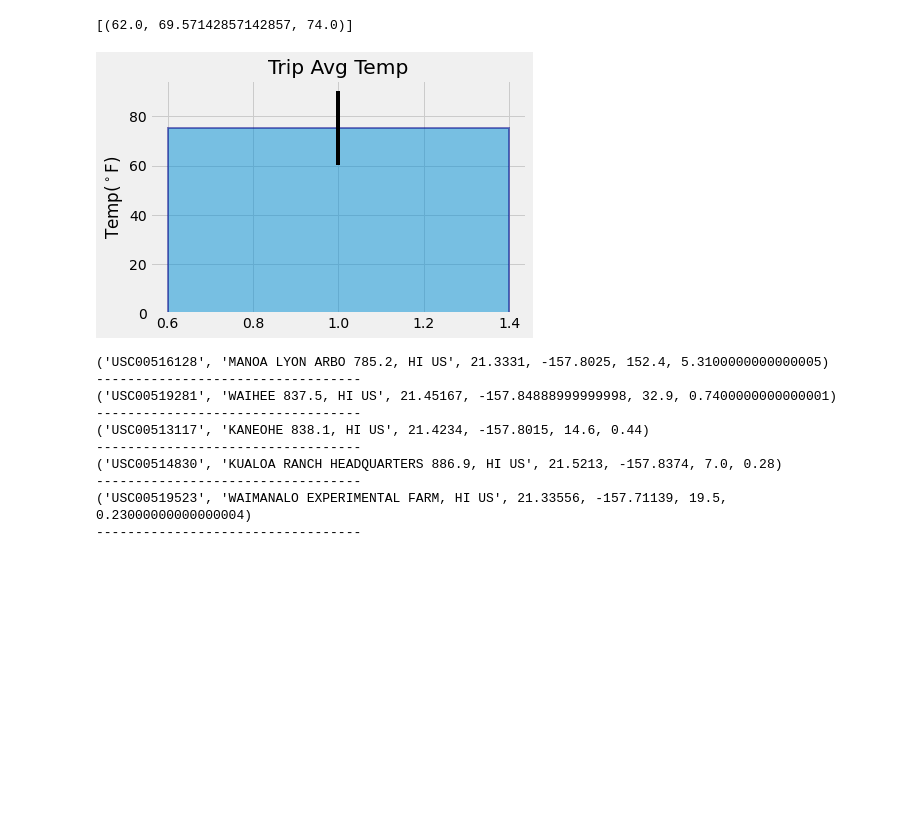
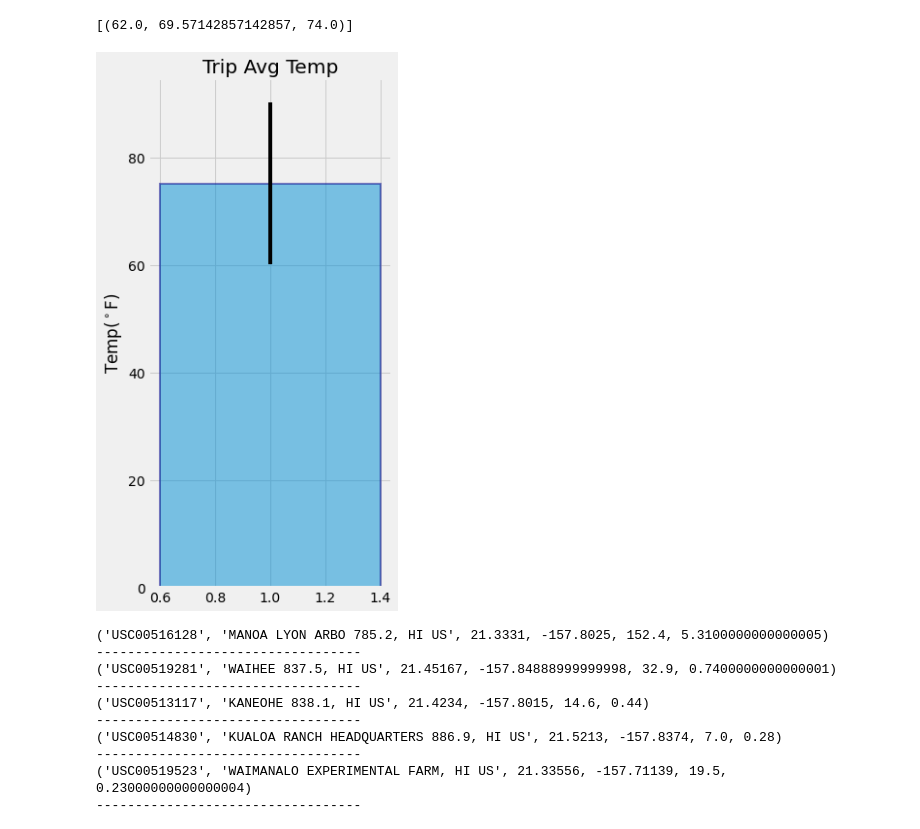
Before and after one commit to MorganMaciupa/Climate-Analysis-and-Exploration-with-SQLAlchemy, a Jupyter notebook: main.ipynb, the cells around one changed output. Saved outputs shown, nothing was run; the diff lists cells and outputs as text; code cells hidden in the pictures; blank space fills up the shorter version.

```diff
--- a/main.ipynb
+++ b/main.ipynb
@@ -322,14 +317,14 @@ y_err = tmax - tmin
 # %%
 # Plot the results from your previous query as a bar chart.
 # Use "Trip Avg Temp" as your Title
 # Use the average temperature for the y value
 # Use the peak-to-peak (tmax-tmin) value as the y error bar (yerr)
-
+plt.figure(figsize=(4,9))
 plt.bar(1, height=tavg, width = 0.8, yerr=y_err, edgecolor="darkblue", linewidth=2, alpha=0.5)
 plt.title("Trip Avg Temp")
 plt.ylabel("Temp($^\circ$F)");
 # %% [output]
-[figure, old version]
+[figure, new version]
 # %%
 # Calculate the total amount of rainfall per weather station for your trip dates using the previous year's matching dates.
 # Sort this in descending order by precipitation amount and list the station, name, latitude, longitude, and elevation
```
Also changed, not shown: parts of 18 cells of this notebook, 1 other file.
